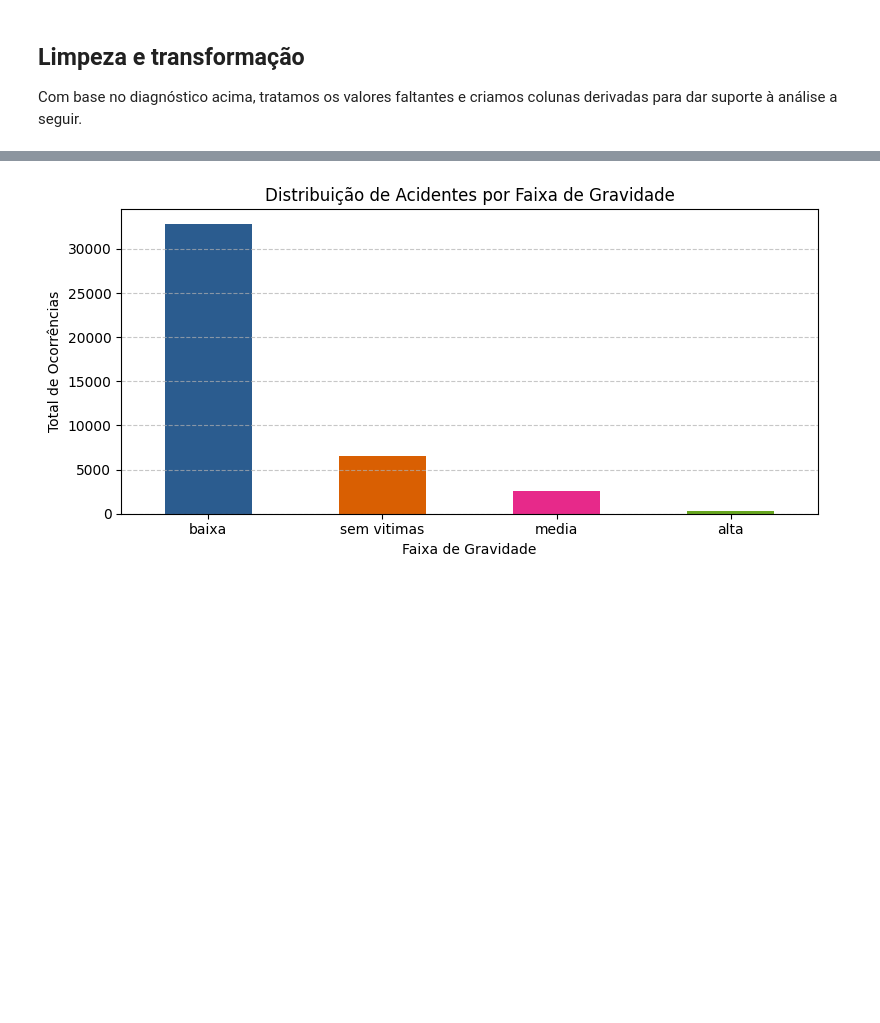
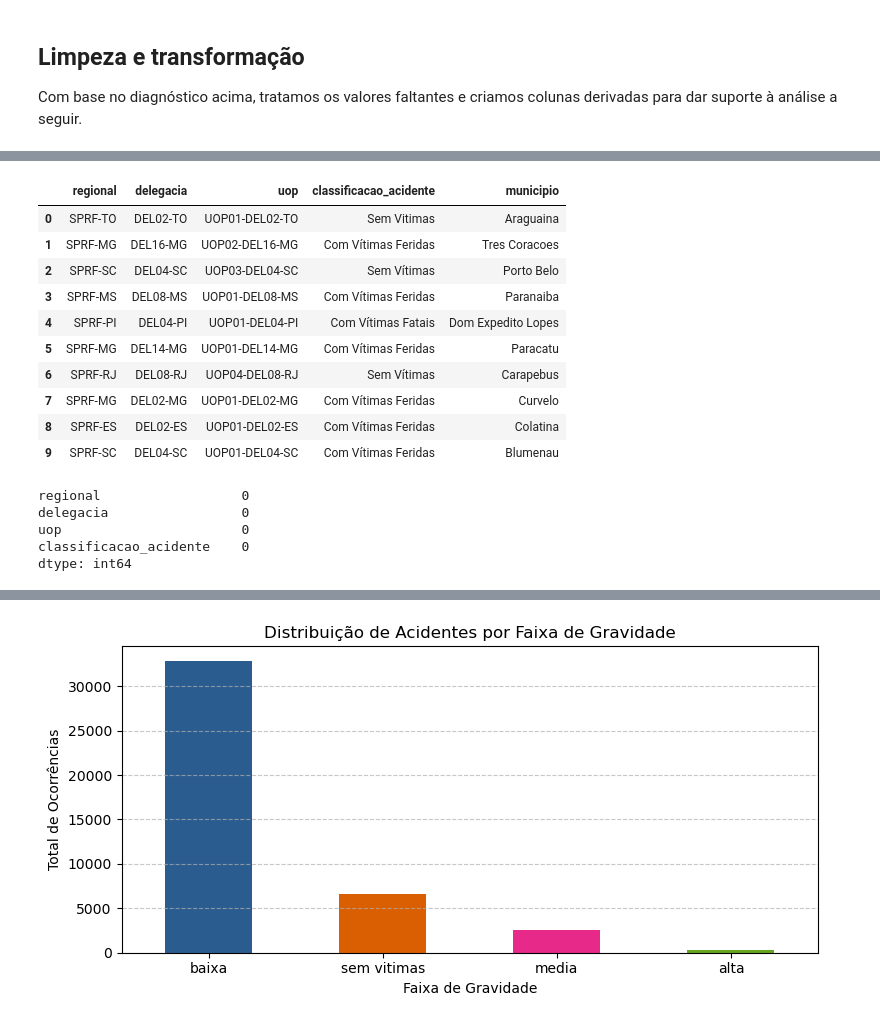
Before and after one commit to CristianeSMarques/Projeto-Final---Grupo-3---Cinthia-Cristiane-e-Douglas, a Jupyter notebook: Projeto.ipynb, the cells around one changed output, grey strips where cells are left out. Saved outputs shown, nothing was run; the diff lists cells and outputs as text; code cells hidden in the pictures; blank space fills up the shorter version.

```diff
--- a/Projeto.ipynb
+++ b/Projeto.ipynb
@@ -549,0 +553,22 @@ Name: count, dtype: int64
+# %%
+display(tabela[['regional', 'delegacia', 'uop', 'classificacao_acidente', 'municipio']].head(10))
+# %% [output]
+|  | regional | delegacia | uop | classificacao_acidente | municipio |
+| 0 | SPRF-TO | DEL02-TO | UOP01-DEL02-TO | Sem Vitimas | Araguaina |
+| 1 | SPRF-MG | DEL16-MG | UOP02-DEL16-MG | Com Vítimas Feridas | Tres Coracoes |
+| 2 | SPRF-SC | DEL04-SC | UOP03-DEL04-SC | Sem Vítimas | Porto Belo |
+| 3 | SPRF-MS | DEL08-MS | UOP01-DEL08-MS | Com Vítimas Feridas | Paranaiba |
+| 4 | SPRF-PI | DEL04-PI | UOP01-DEL04-PI | Com Vítimas Fatais | Dom Expedito Lopes |
+| 5 | SPRF-MG | DEL14-MG | UOP01-DEL14-MG | Com Vítimas Feridas | Paracatu |
+| 6 | SPRF-RJ | DEL08-RJ | UOP04-DEL08-RJ | Sem Vítimas | Carapebus |
+| 7 | SPRF-MG | DEL02-MG | UOP01-DEL02-MG | Com Vítimas Feridas | Curvelo |
+| 8 | SPRF-ES | DEL02-ES | UOP01-DEL02-ES | Com Vítimas Feridas | Colatina |
+| 9 | SPRF-SC | DEL04-SC | UOP01-DEL04-SC | Com Vítimas Feridas | Blumenau |
+# %%
+tabela[['regional', 'delegacia', 'uop', 'classificacao_acidente']].isna().sum()
+# %% [output]
+regional                  0
+delegacia                 0
+uop                       0
+classificacao_acidente    0
+dtype: int64
```
Also changed, not shown: parts of 8 cells of this notebook.
